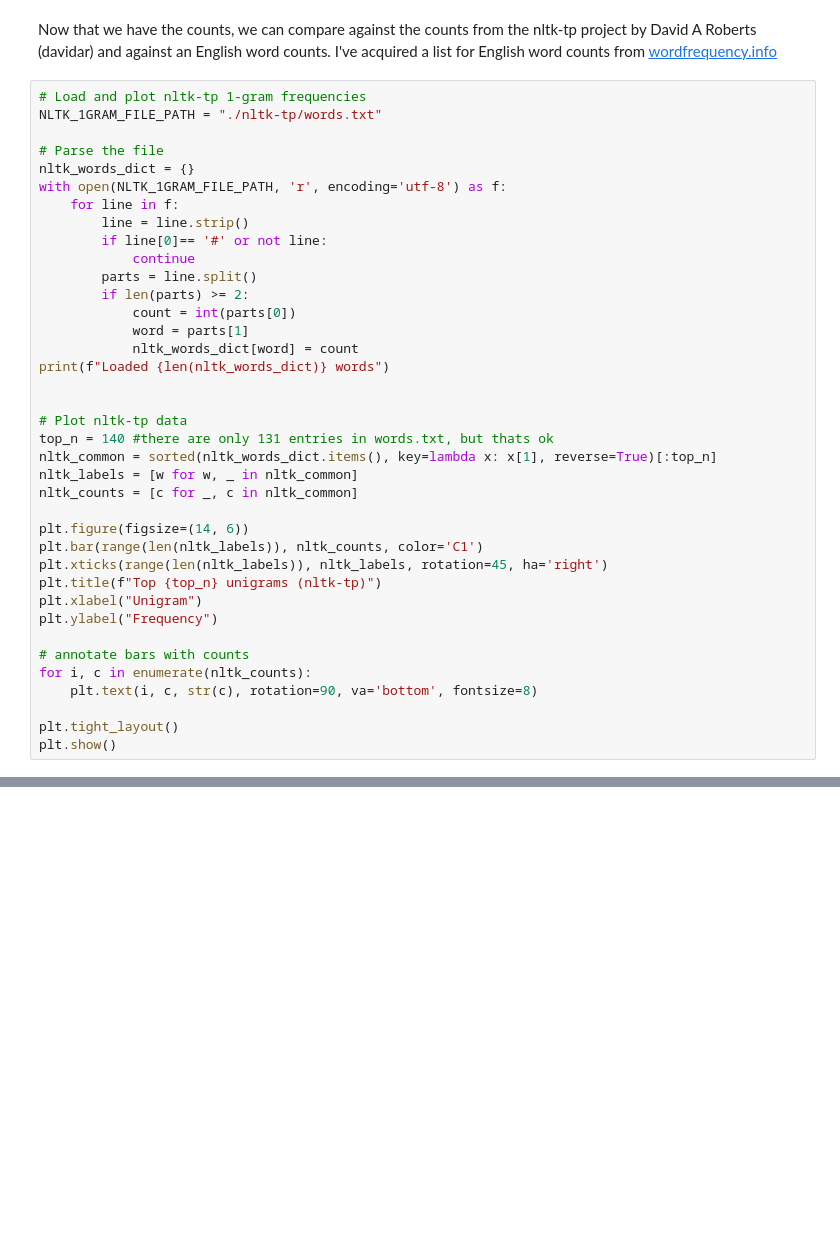
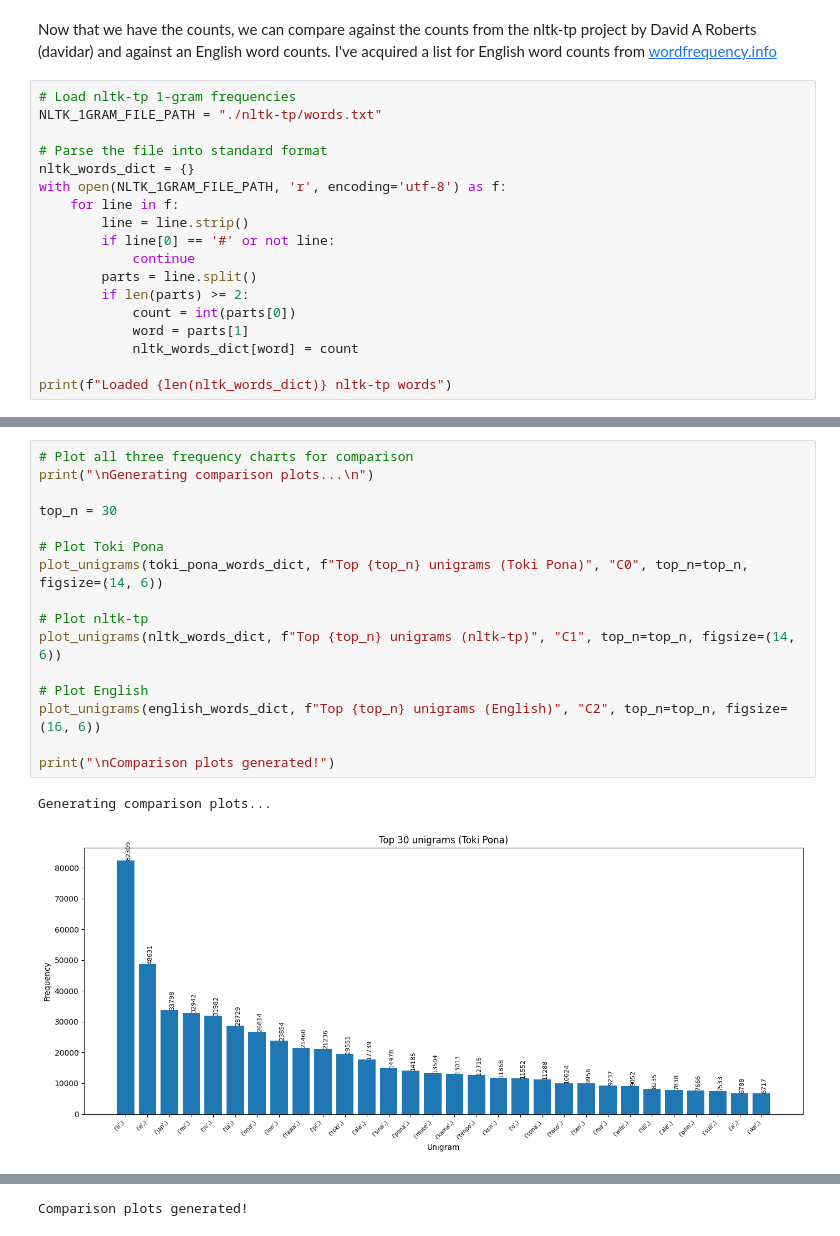
Before and after one commit to timeglitch/Nat-Lang-Proc-Final, a Jupyter notebook: Main.ipynb, the cells around one changed output, grey strips where cells are left out. Saved outputs shown, nothing was run; the diff lists cells and outputs as text; blank space fills up the shorter version.

Commit message:
Made the graphs loook not terrible

```diff
--- a/Main.ipynb
+++ b/Main.ipynb
@@ -294,42 +330,22 @@ plt.show()
 # %% [markdown]
 Now that we have the counts, we can compare against the counts from the nltk-tp project by David A Roberts (davidar) and against an English word counts. I've acquired a list for English word counts from [wordfrequency.info](https://www.wordfrequency.info/samples.asp)
 # %%
-# Load and plot nltk-tp 1-gram frequencies
+# Load nltk-tp 1-gram frequencies
 NLTK_1GRAM_FILE_PATH = "./nltk-tp/words.txt"
 
-# Parse the file
+# Parse the file into standard format
 nltk_words_dict = {}
 with open(NLTK_1GRAM_FILE_PATH, 'r', encoding='utf-8') as f:
     for line in f:
         line = line.strip()
-        if line[0]== '#' or not line:
+        if line[0] == '#' or not line:
             continue
         parts = line.split()
         if len(parts) >= 2:
             count = int(parts[0])
             word = parts[1]
             nltk_words_dict[word] = count
-print(f"Loaded {len(nltk_words_dict)} words")
 
-
-# Plot nltk-tp data
-top_n = 140 #there are only 131 entries in words.txt, but thats ok
-nltk_common = sorted(nltk_words_dict.items(), key=lambda x: x[1], reverse=True)[:top_n]
-nltk_labels = [w for w, _ in nltk_common]
-nltk_counts = [c for _, c in nltk_common]
-
-plt.figure(figsize=(14, 6))
-plt.bar(range(len(nltk_labels)), nltk_counts, color='C1')
-plt.xticks(range(len(nltk_labels)), nltk_labels, rotation=45, ha='right')
-plt.title(f"Top {top_n} unigrams (nltk-tp)")
-plt.xlabel("Unigram")
-plt.ylabel("Frequency")
-
-# annotate bars with counts
-for i, c in enumerate(nltk_counts):
-    plt.text(i, c, str(c), rotation=90, va='bottom', fontsize=8)
-
-plt.tight_layout()
-plt.show()
+print(f"Loaded {len(nltk_words_dict)} nltk-tp words")
 # %% [output]
 <cell>6: error: Incompatible types in assignment (expression has type "TextIOWrapper[_WrappedBuffer]", variable has type "BufferedWriter")  [assignment]
@@ -400,0 +391,19 @@ English range: 413578 - 50033612
+# %%
+# Plot all three frequency charts for comparison
+print("\nGenerating comparison plots...\n")
+
+top_n = 30
+
+# Plot Toki Pona
+plot_unigrams(toki_pona_words_dict, f"Top {top_n} unigrams (Toki Pona)", "C0", top_n=top_n, figsize=(14, 6))
+
+# Plot nltk-tp
+plot_unigrams(nltk_words_dict, f"Top {top_n} unigrams (nltk-tp)", "C1", top_n=top_n, figsize=(14, 6))
+
+# Plot English
+plot_unigrams(english_words_dict, f"Top {top_n} unigrams (English)", "C2", top_n=top_n, figsize=(16, 6))
+
+print("\nComparison plots generated!")
+# %% [output]
+Generating comparison plots...
+[figure, added]
@@ -400,0 +412 @@ English range: 413578 - 50033612
+Comparison plots generated!
```
Also changed, not shown: parts of 10 cells of this notebook.
